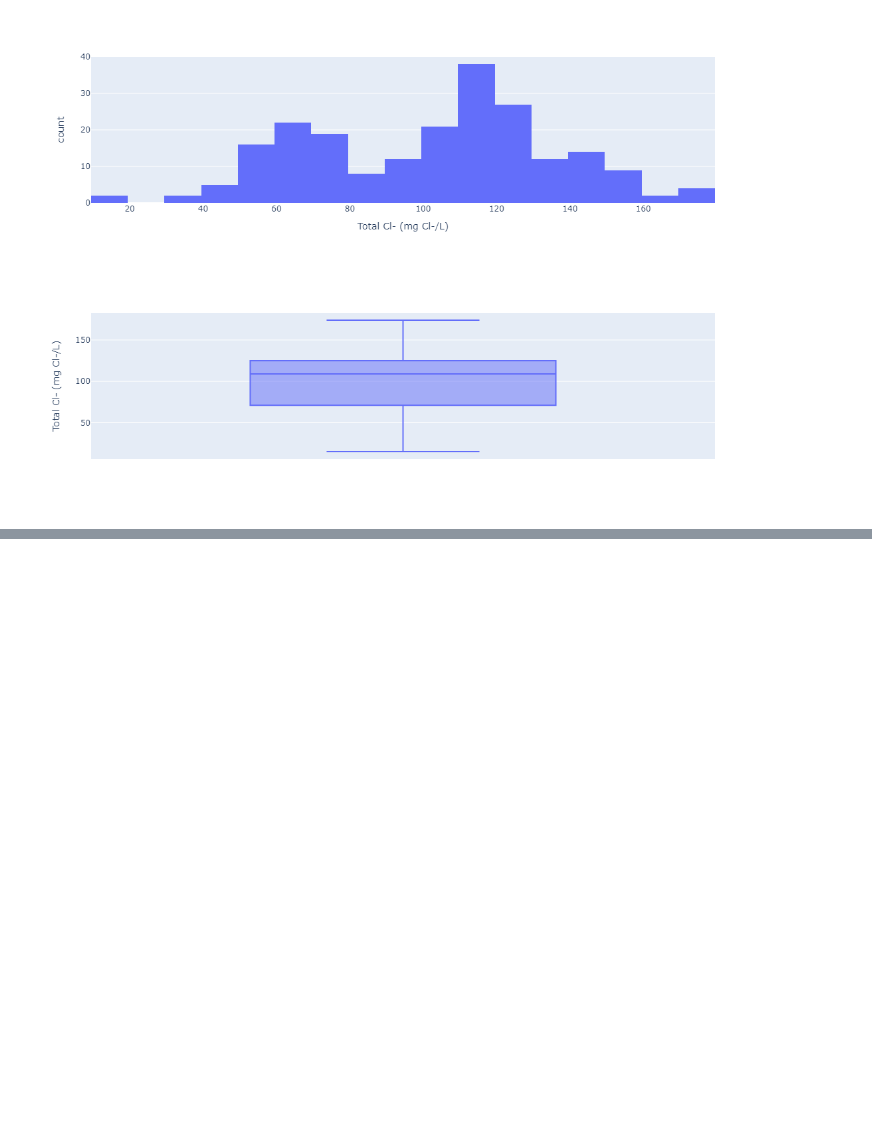
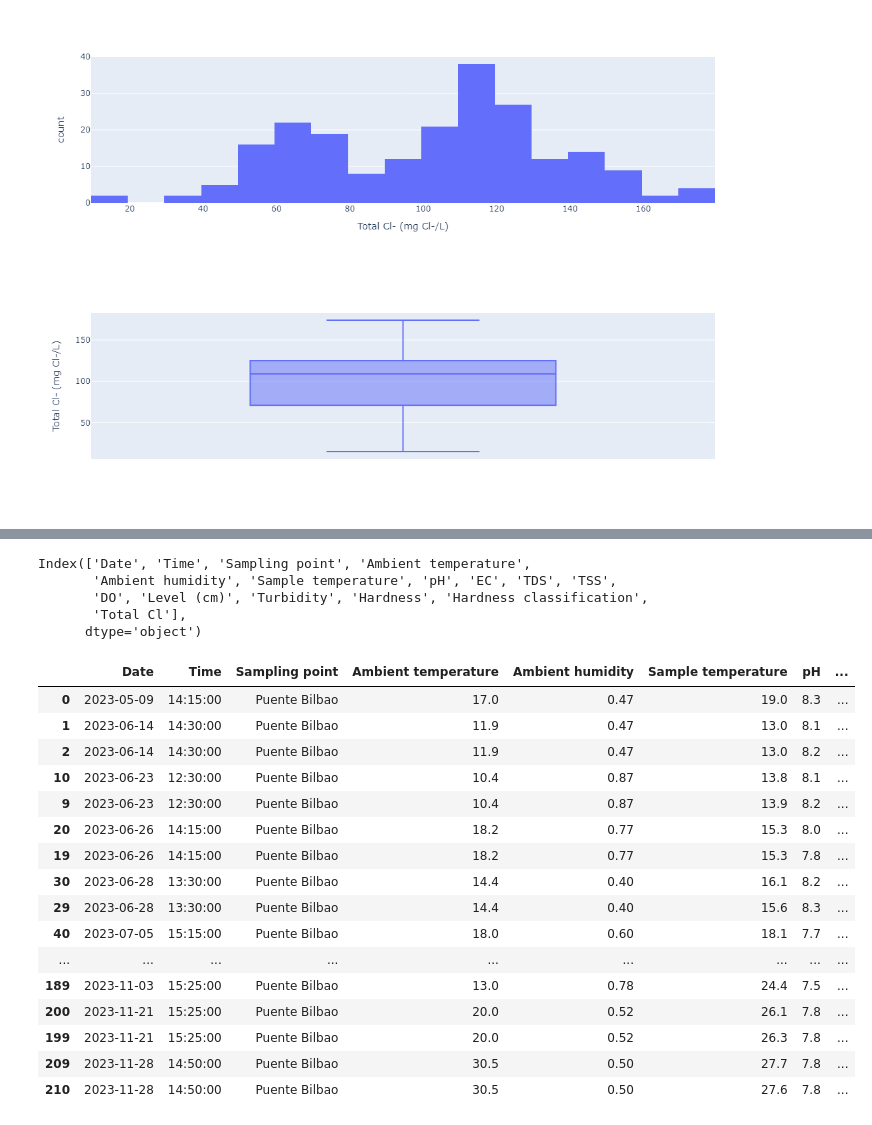
Before and after one commit to sarahgracemahlangu/ExploreAI-Python-Group-Project, a Jupyter notebook: python_group_project.ipynb, the cells around one changed output, grey strips where cells are left out. Saved outputs shown, nothing was run; the diff lists cells and outputs as text; code cells hidden in the pictures; blank space fills up the shorter version.

```diff
--- a/python_group_project.ipynb
+++ b/python_group_project.ipynb
@@ -309,0 +401,29 @@ fig.show()
+# %%
+improved.columns
+# %% [output]
+Index(['Date', 'Time', 'Sampling point', 'Ambient temperature',
+       'Ambient humidity', 'Sample temperature', 'pH', 'EC', 'TDS', 'TSS',
+       'DO', 'Level (cm)', 'Turbidity', 'Hardness', 'Hardness classification',
+       'Total Cl'],
+      dtype='object')
+# %%
+xx=improved.sort_values(by='Date',ascending=True)
+xx[xx['Sampling point']=='Puente Bilbao']
+# %% [output]
+|  | Date | Time | Sampling point | Ambient temperature | Ambient humidity | Sample temperature | pH | ... |
+| 0 | 2023-05-09 | 14:15:00 | Puente Bilbao | 17.0 | 0.47 | 19.0 | 8.3 | ... |
+| 1 | 2023-06-14 | 14:30:00 | Puente Bilbao | 11.9 | 0.47 | 13.0 | 8.1 | ... |
+| 2 | 2023-06-14 | 14:30:00 | Puente Bilbao | 11.9 | 0.47 | 13.0 | 8.2 | ... |
+| 10 | 2023-06-23 | 12:30:00 | Puente Bilbao | 10.4 | 0.87 | 13.8 | 8.1 | ... |
+| 9 | 2023-06-23 | 12:30:00 | Puente Bilbao | 10.4 | 0.87 | 13.9 | 8.2 | ... |
+| 20 | 2023-06-26 | 14:15:00 | Puente Bilbao | 18.2 | 0.77 | 15.3 | 8.0 | ... |
+| 19 | 2023-06-26 | 14:15:00 | Puente Bilbao | 18.2 | 0.77 | 15.3 | 7.8 | ... |
+| 30 | 2023-06-28 | 13:30:00 | Puente Bilbao | 14.4 | 0.40 | 16.1 | 8.2 | ... |
+| 29 | 2023-06-28 | 13:30:00 | Puente Bilbao | 14.4 | 0.40 | 15.6 | 8.3 | ... |
+| 40 | 2023-07-05 | 15:15:00 | Puente Bilbao | 18.0 | 0.60 | 18.1 | 7.7 | ... |
+| ... | ... | ... | ... | ... | ... | ... | ... | ... |
+| 189 | 2023-11-03 | 15:25:00 | Puente Bilbao | 13.0 | 0.78 | 24.4 | 7.5 | ... |
+| 200 | 2023-11-21 | 15:25:00 | Puente Bilbao | 20.0 | 0.52 | 26.1 | 7.8 | ... |
+| 199 | 2023-11-21 | 15:25:00 | Puente Bilbao | 20.0 | 0.52 | 26.3 | 7.8 | ... |
+| 209 | 2023-11-28 | 14:50:00 | Puente Bilbao | 30.5 | 0.50 | 27.7 | 7.8 | ... |
+| 210 | 2023-11-28 | 14:50:00 | Puente Bilbao | 30.5 | 0.50 | 27.6 | 7.8 | ... |
```
Also changed, not shown: parts of 23 cells of this notebook.
